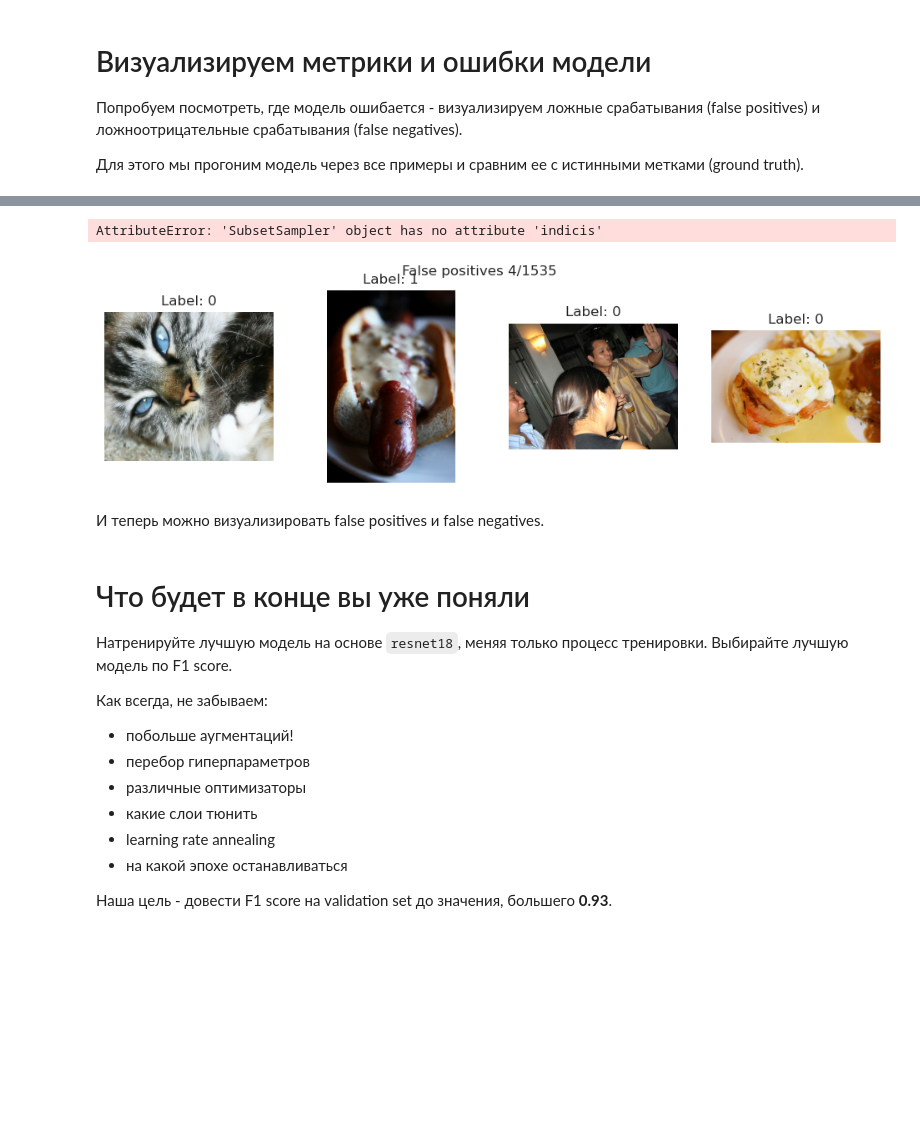
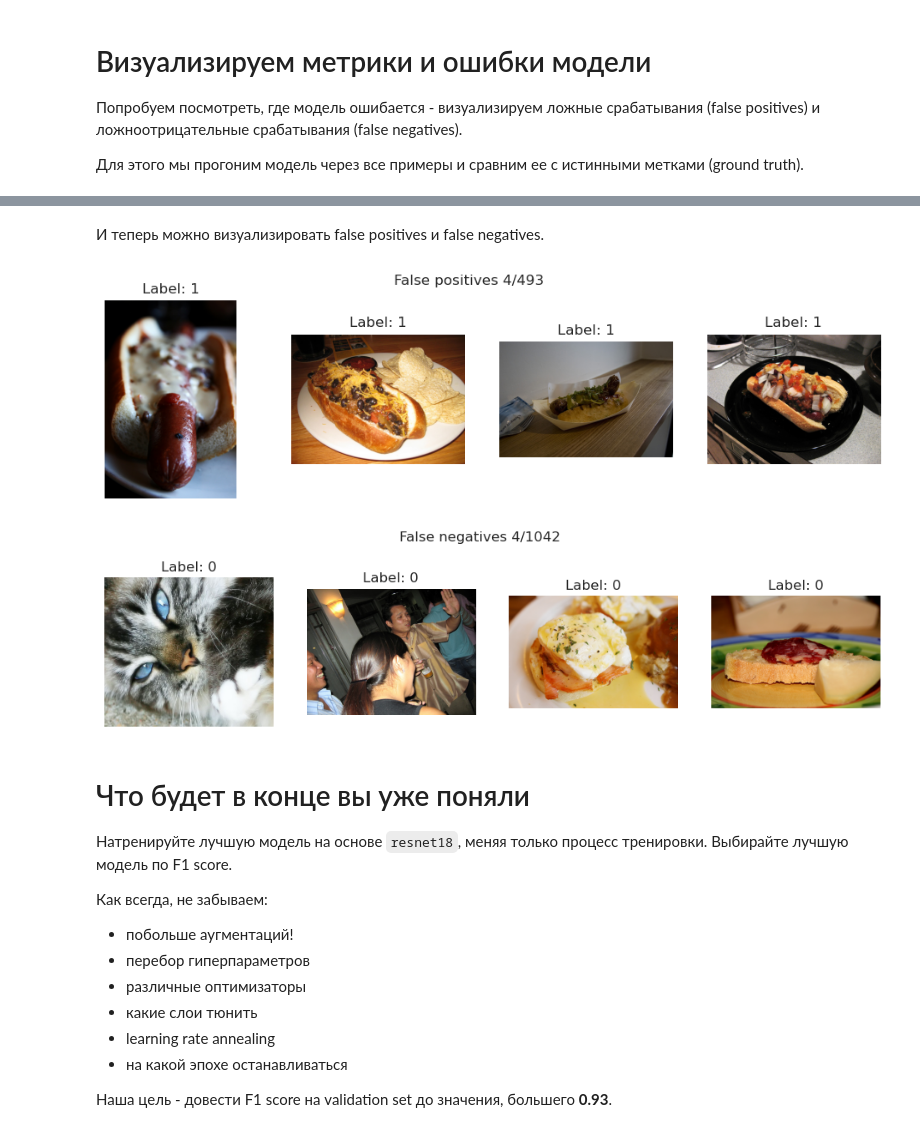
Before and after one commit to mallleo/Hotdog-or-not, a Jupyter notebook: HotdogOrNot (1).ipynb, the cells around one changed output, grey strips where cells are left out. Drawn from its saved outputs; the diff is of its cells as text; code cells hidden in the pictures; blank space fills up the shorter version.

```diff
--- a/HotdogOrNot (1).ipynb
+++ b/HotdogOrNot (1).ipynb
@@ -608,26 +551,18 @@ array([1., 0., 1., ..., 1., 0., 1.])
-# %%
-a.indicis
-# %% [output]
-AttributeError: 'SubsetSampler' object has no attribute 'indicis'
-# %%
-# TODO: Compute indices of the false positives on the validation set.
-# Note those have to be indices of the original dataset
-false_positive_indices = (np.array(np.where(errors==True))).reshape(-1)
-visualize_samples(orig_dataset, false_positive_indices, "False positives")
-# %% [output]
-[figure, removed]
 # %% [markdown]
 И теперь можно визуализировать false positives и false negatives.
 # %%
 # TODO: Compute indices of the false positives on the validation set.
 # Note those have to be indices of the original dataset
-false_positive_indices = None
+false_positive_indices = (np.array(np.where((predictions == 0) & (gt == 1)))).reshape(-1)
 visualize_samples(orig_dataset, false_positive_indices, "False positives")
 
 # TODO: Compute indices of the false negatives on the validation set.
 # Note those have to be indices of the original dataset
-false_negatives_indices = None
+false_negatives_indices = (np.array(np.where((predictions == 1) & (gt == 0)))).reshape(-1)
 visualize_samples(orig_dataset, false_negatives_indices, "False negatives")
+# %% [output]
+[figure, added]
+[figure, added]
 # %%
 import sklearn.metrics as metrics
 def binary_classification_metrics(prediction, ground_truth):
```
Also changed, not shown: parts of 12 cells of this notebook.
